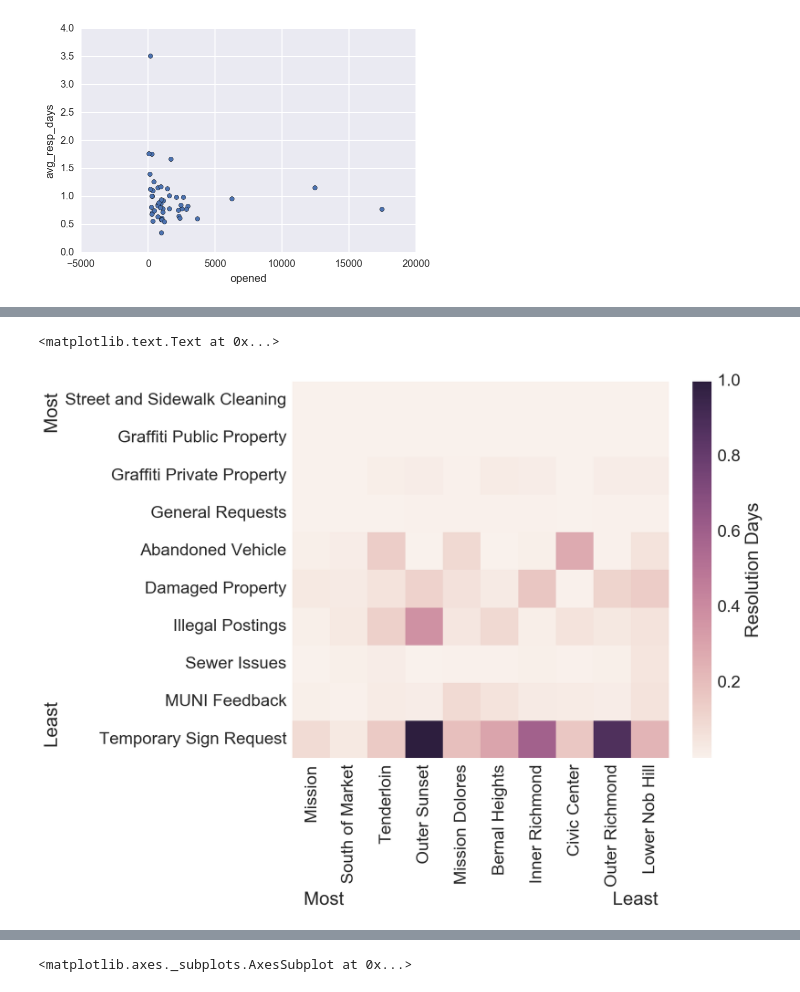
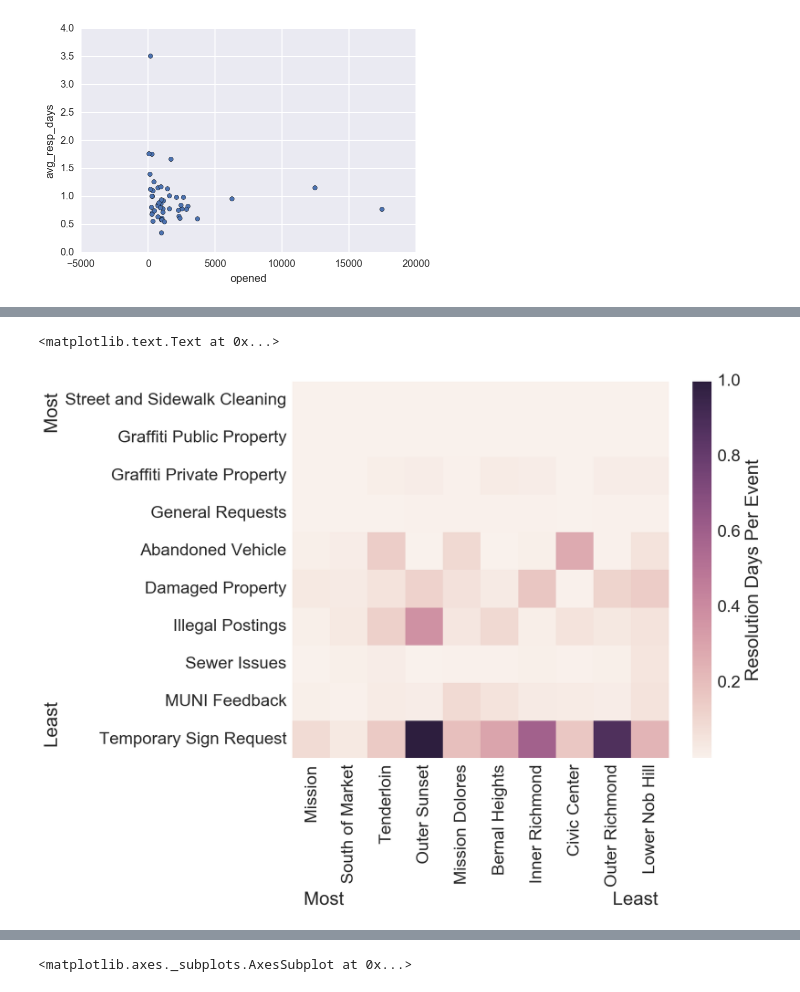
Before and after one commit to sfbrigade/data-science-wg, a Jupyter notebook: projects-in-this-repo/311_Exploratory-Analyses/2016-03-02-mvm-SF_311_EDA.ipynb, the cells around one changed output, grey strips where cells are left out. Drawn from its saved outputs; the diff is of its cells as text; code cells hidden in the pictures.

```diff
--- a/projects-in-this-repo/311_Exploratory-Analyses/2016-03-02-mvm-SF_311_EDA.ipynb
+++ b/projects-in-this-repo/311_Exploratory-Analyses/2016-03-02-mvm-SF_311_EDA.ipynb
@@ -571,23 +571,23 @@ sns.heatmap?
 # %%
 sns.set(font_scale=2)
 req_count = df_yr.groupby(by=['Category', 'Neighborhood'])['Resolution_days'].count().unstack()
 
 fig, ax = plt.subplots(figsize=(10, 8))
 
 sns.heatmap(df_yr.groupby(by=['Category', 'Neighborhood'])['Resolution_days'].median().unstack().divide(req_count).ix[c_ix][n_ix].iloc[:10, :10]
             , ax=ax
             , vmax=1
-            , cbar_kws={'label': 'Resolution Days'}
+            , cbar_kws={'label': 'Resolution Days Per Event'}
            )
 
 ax.set_xlabel('Most                                                    Least')
 ax.set_ylabel('Least                                                    Most')
 
 # cbar = ax.figure.colorbar(ax.collections[0])
 # cbar.set_label('Resolution days')
 # %% [output]
 <matplotlib.text.Text at 0x...>
-[figure, old version]
+[figure, new version]
 # %%
 cbar = ax.figure.colorbar(ax.collections[0])
 # %%
```
